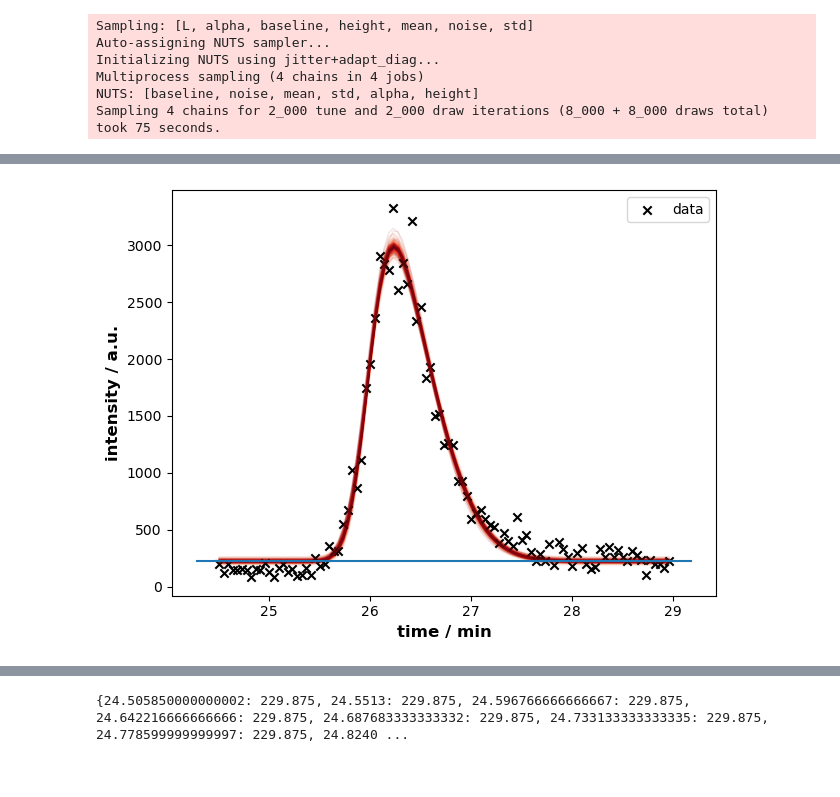
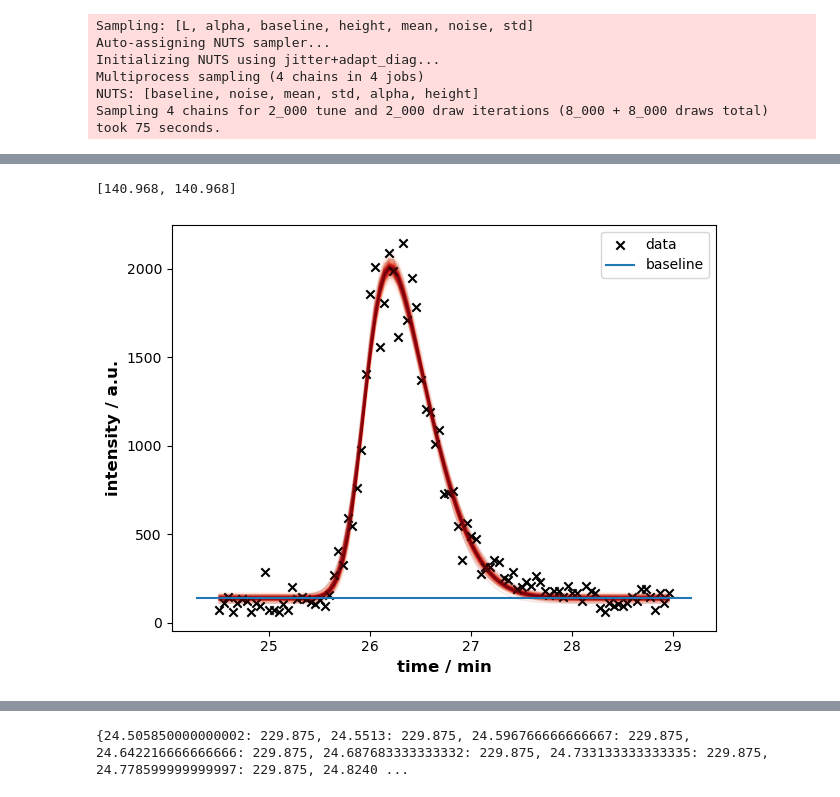
Before and after one commit to JuBiotech/peak-performance, a Jupyter notebook: skew_normal_test.ipynb, the cells around one changed output, grey strips where cells are left out. Cells and saved outputs as stored; diff of their text form; code cells hidden in the pictures.

```diff
--- a/skew_normal_test.ipynb
+++ b/skew_normal_test.ipynb
@@ -63,8 +63,8 @@ with pm.Model() as pmodel:
     # posterior with x = time = 0
     pm.Deterministic("height", area * (1 / (std * np.sqrt(2 * np.pi))))
     # posterior
-    y = baseline + area * (2 * (1 / (std * np.sqrt(2 * np.pi)) * pt.exp(-0.5 * ((time_np - mean) / std)**2)) * (0.5 * (1 + pt.erf(((alpha * (time_np - mean) / std)) / np.sqrt(2)))))
-
+    # y = baseline + area * (2 * (1 / (std * np.sqrt(2 * np.pi)) * pt.exp(-0.5 * ((time_np - mean) / std)**2)) * (0.5 * (1 + pt.erf(((alpha * (time_np - mean) / std)) / np.sqrt(2)))))
+    y = baseline + area * (1 / (std * np.sqrt(2 * np.pi)) * pt.exp(-0.5 * ((time_np - mean) / std)**2))
     y = pm.Deterministic("y", y)
 
     # likelihood (auf der y-Achse liegende Normalverteilung um Datenpunkte, entspricht hier Normalverteilung um Wert mit Standardabweichung = noise)
@@ -88,11 +88,22 @@ with pm.Model() as pmodel:
     mean = pm.Normal("mean", np.mean(time_np[[0, -1]]), np.ptp(time_np) / 2)
     std = pm.HalfNormal("std", np.ptp(time_np) / 3)
     alpha = pm.HalfNormal("alpha", 2.5)
+    # noch abs() um Term in Wurzel oder sign(alpha) * Term in Wurzel
+    std_skew = pm.Deterministic("std_skew", np.sqrt(std ** 2 * (1 - (2 *  alpha ** 2) / ((alpha ** 2 + 1) * np.pi))))
     # when x-axis (time) is in minutes
     area = pm.HalfNormal("area", np.max(intensity_np) * 0.9)
 
     # posterior with x = time = 0
-    pm.Deterministic("height", )
+    pm.Deterministic("height", area * (1 / (std * np.sqrt(2 * np.pi))))
+    mean_skew = pm.Deterministic("mean_skew", mean + std * np.sqrt(2 / np.pi) * alpha / (np.sqrt(1 + alpha ** 2)))
+    pm.Deterministic("height2", area * (2 * (1 / (std * np.sqrt(2 * np.pi)) * pt.exp(-0.5 * ((mean_skew - mean) / std)**2)) * (0.5 * (1 + pt.erf(((alpha * (mean_skew - mean) / std_skew)) / np.sqrt(2))))))
+    mue_z = pm.Deterministic("mue_z", np.sqrt(2/np.pi) * alpha / (np.sqrt(1 + alpha ** 2)))
+    sigma_z = pm.Deterministic("sigma_z",  np.sqrt(1 - mue_z ** 2))
+    fit_skewness = st.skew(intensity_np)
+    mode_offset = pm.Deterministic("mode_offset", mue_z - (fit_skewness * sigma_z) / 2 - 1 / 2 * pt.exp(- (2 * np.pi)/abs(alpha)))
+    mode_skew = pm.Deterministic("mode_skew", mean_skew - mode_offset)
+
+    pm.Deterministic("height3", area * (2 * (1 / (std * np.sqrt(2 * np.pi)) * pt.exp(-0.5 * ((mode_skew - mean) / std)**2)) * (0.5 * (1 + pt.erf(((alpha * (mode_skew - mean) / std)) / np.sqrt(2))))))
     # posterior
     y = baseline + area * (2 * (1 / (std * np.sqrt(2 * np.pi)) * pt.exp(-0.5 * ((time_np - mean) / std)**2)) * (0.5 * (1 + pt.erf(((alpha * (time_np - mean) / std)) / np.sqrt(2)))))
 
@@ -107,22 +125,28 @@ with pmodel:
 # %%
 fig, ax = pyplot.subplots()
 
 pm.gp.util.plot_gp_dist(
     ax=ax,
     x=time_np,
-    samples=idata.posterior.y.stack(sample=("chain", "draw")).T.values,
+    samples=idata3.posterior.y.stack(sample=("chain", "draw")).T.values,
 )
 ax.scatter(time_np, intensity_np, marker="x", color="black", label="data")
 ax.set_xlabel("time / min", fontsize=12, fontweight="bold")
 ax.set_ylabel("intensity / a.u.", fontsize=12, fontweight="bold")
 # plot baseline
 x = np.array(ax.get_xlim())
-y_baseline = az.summary(idata).loc["baseline","mean"]
+y_baseline = az.summary(idata3).loc["baseline","mean"]
 y = [y_baseline] * len(x)
-pyplot.plot(x, y)
+print(y)
+pyplot.plot(x, y, label = "baseline")
+# pyplot.axvline(x = 25.95)
+# pyplot.axvline(x = 26.345)
+# pyplot.axvline(x = 26.488)
+# pyplot.hlines([1856.0, 1807.0, 1947.0], xmin = 25, xmax = 29)
 pyplot.legend()
 pyplot.tight_layout()
 pyplot.show()
 # pyplot.savefig("Skew_A1_t1_1_Part2_His110_M0_m0.png")
 # %% [output]
+[140.968, 140.968]
-[figure, old version]
+[figure, new version]
```
Also changed, not shown: parts of 14 cells of this notebook.
